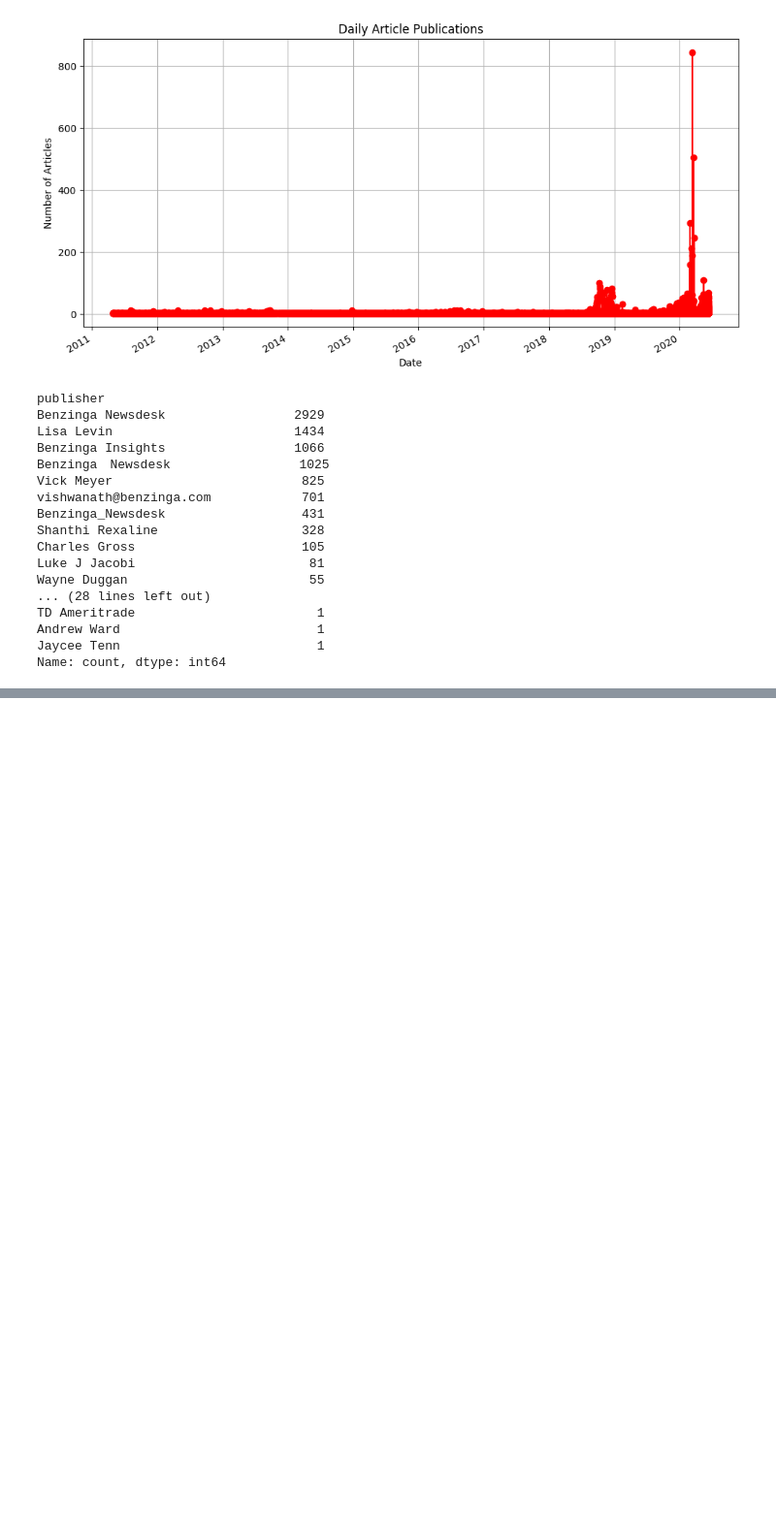
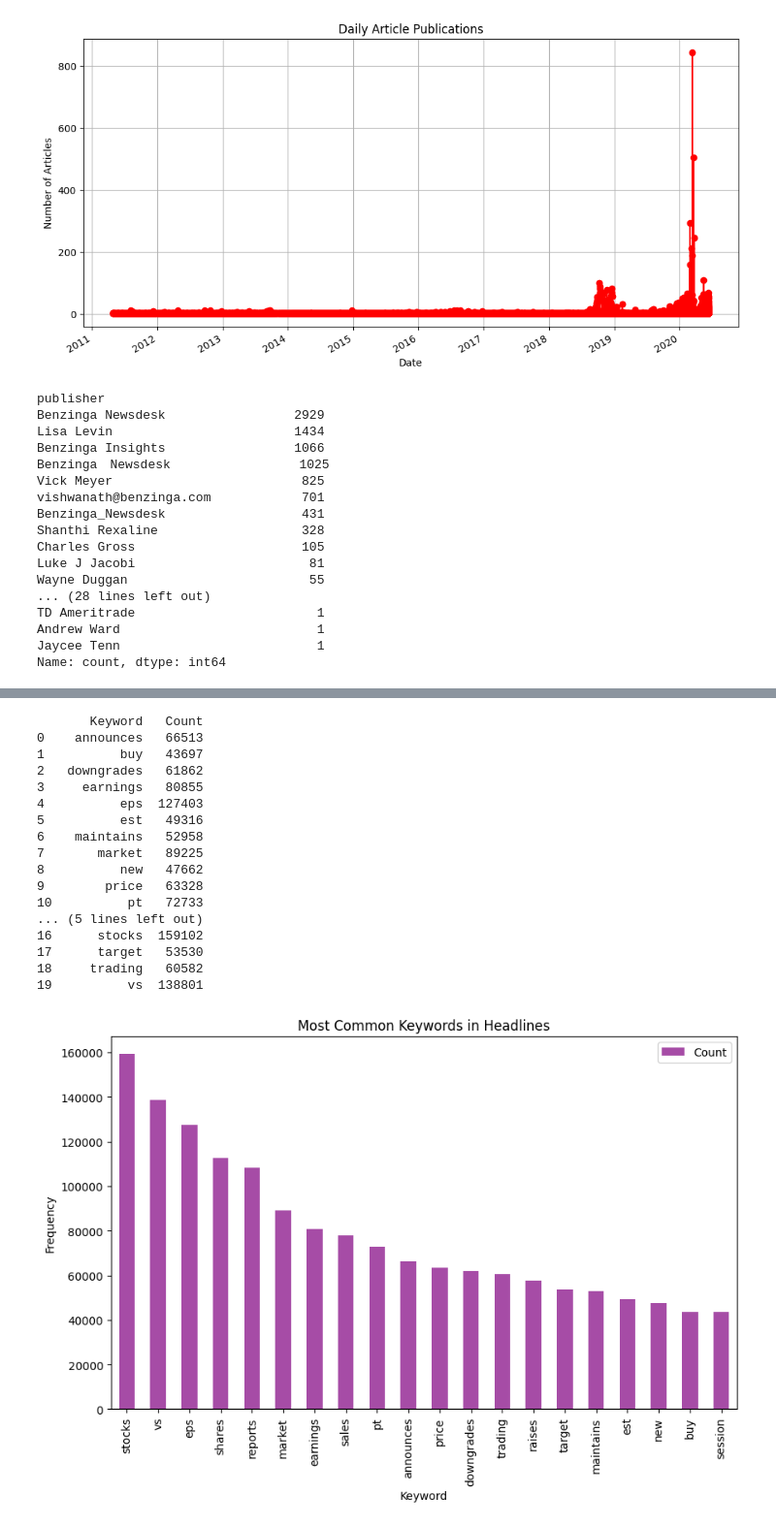
Before and after one commit to Nahom-ketsela/kaim-week-01, a Jupyter notebook: notebooks/FNSPID_Analysis.ipynb, the cells around one changed output, grey strips where cells are left out. Shown at 97% size. Saved outputs shown, nothing was run; the diff lists cells and outputs as text; code cells hidden in the pictures; blank space fills up the shorter version.

```diff
--- a/notebooks/FNSPID_Analysis.ipynb
+++ b/notebooks/FNSPID_Analysis.ipynb
@@ -258,0 +303,48 @@ Name: count, dtype: int64
+# %%
+from sklearn.feature_extraction.text import CountVectorizer
+import numpy as np
+
+# Clean the headlines by removing stopwords, punctuation, etc.
+def clean_text(text):
+    return ' '.join([word.lower() for word in text.split() if word.isalpha()])
+
+df['cleaned_headline'] = df['headline'].apply(clean_text)
+
+# Extract common keywords
+vectorizer = CountVectorizer(max_features=20, stop_words='english')
+X = vectorizer.fit_transform(df['cleaned_headline'])
+keywords = vectorizer.get_feature_names_out()
+
+# Count occurrences
+keyword_counts = np.asarray(X.sum(axis=0)).flatten()
+
+# Convert to DataFrame for better representation
+keywords_df = pd.DataFrame({'Keyword': keywords, 'Count': keyword_counts})
+print(keywords_df)
+
+# Visualize top keywords
+keywords_df = keywords_df.sort_values(by='Count', ascending=False)
+keywords_df.plot(kind='bar', x='Keyword', y='Count', figsize=(10, 6), color='purple', alpha=0.7)
+plt.title('Most Common Keywords in Headlines')
+plt.xlabel('Keyword')
+plt.ylabel('Frequency')
+plt.show()
+# %% [output]
+       Keyword   Count
+0    announces   66513
+1          buy   43697
+2   downgrades   61862
+3     earnings   80855
+4          eps  127403
+5          est   49316
+6    maintains   52958
+7       market   89225
+8          new   47662
+9        price   63328
+10          pt   72733
+... (5 lines left out)
+16      stocks  159102
+17      target   53530
+18     trading   60582
+19          vs  138801
+[figure, added]
```
Also changed, not shown: parts of 5 cells of this notebook.
